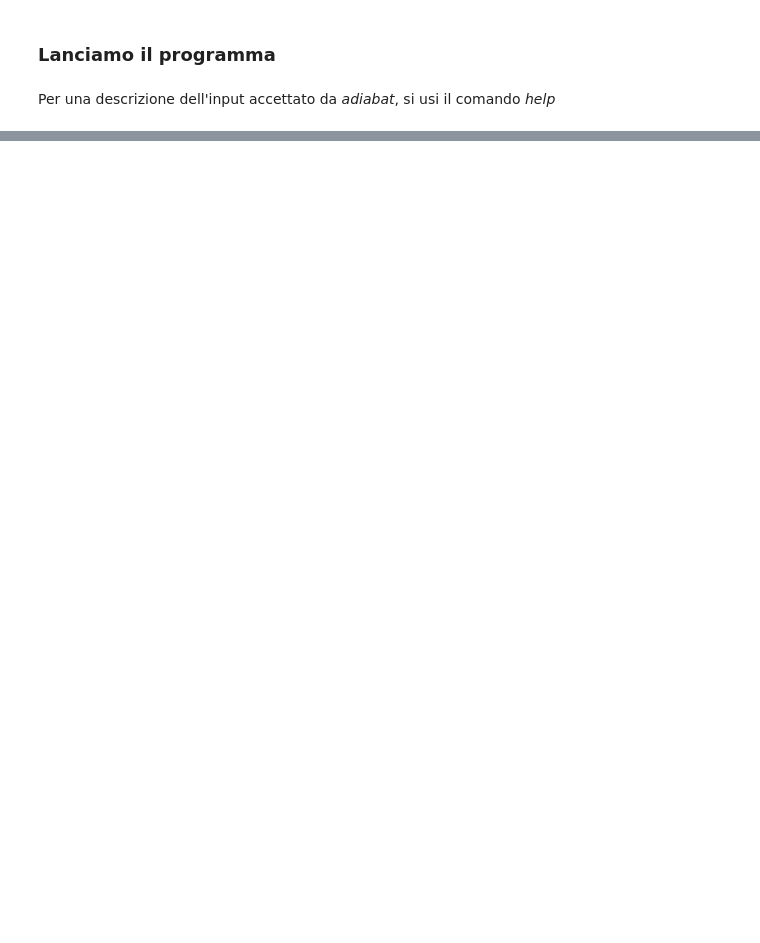
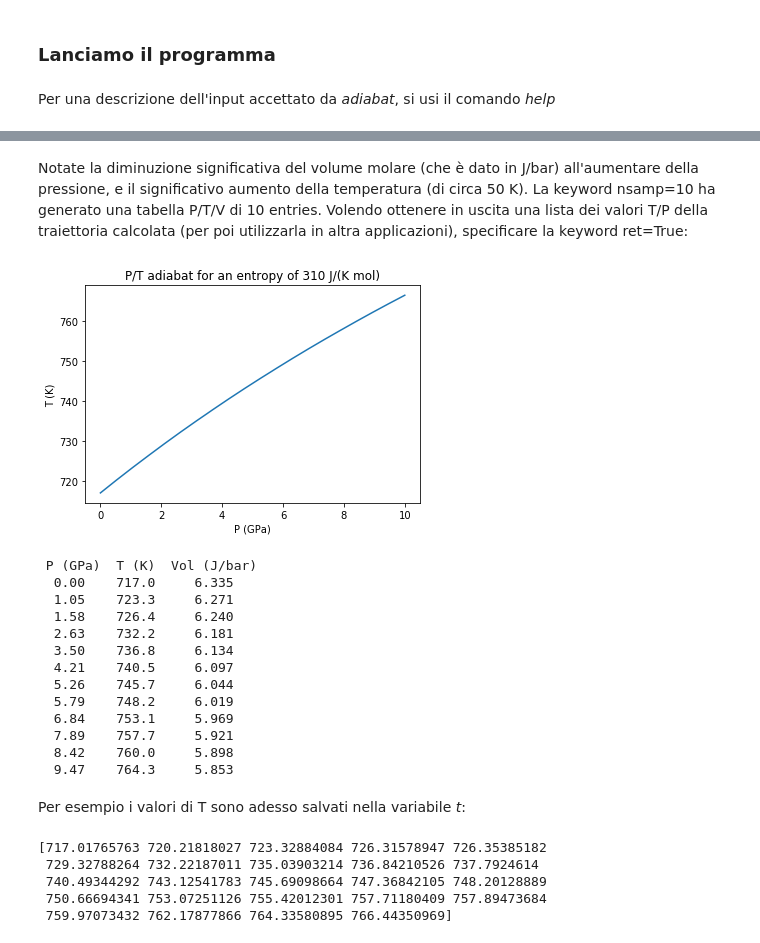
Before and after one commit to Mauro-Prencipe/geochimica, a Jupyter notebook: adiabat.ipynb, the cells around one changed output, grey strips where cells are left out. Drawn from its saved outputs; the diff is of its cells as text; code cells hidden in the pictures; blank space fills up the shorter version.

```diff
--- a/adiabat.ipynb
+++ b/adiabat.ipynb
@@ -171,0 +265,29 @@ adiabat(500,600,30,2,4,30,env=480,nsamp=10)
+# %% [markdown]
+Notate la diminuzione significativa del volume molare (che è dato in J/bar) all'aumentare della pressione, e il significativo aumento della temperatura (di circa 50 K). La keyword nsamp=10 ha generato una tabella P/T/V di 10 entries. Volendo ottenere in uscita una lista dei valori T/P della traiettoria calcolata (per poi utilizzarla in altra applicazioni), specificare la keyword ret=True:
+# %%
+t,p=adiabat(600,800,20,0,10,20,env=310,phase='ens',nsamp=10,ret=True)
+# %% [output]
+[figure, added]
+ P (GPa)  T (K)  Vol (J/bar)
+  0.00    717.0     6.335
+  1.05    723.3     6.271
+  1.58    726.4     6.240
+  2.63    732.2     6.181
+  3.50    736.8     6.134
+  4.21    740.5     6.097
+  5.26    745.7     6.044
+  5.79    748.2     6.019
+  6.84    753.1     5.969
+  7.89    757.7     5.921
+  8.42    760.0     5.898
+  9.47    764.3     5.853
+# %% [markdown]
+Per esempio i valori di T sono adesso salvati nella variabile *t*:
+# %%
+print(t)
+# %% [output]
+[717.01765763 720.21818027 723.32884084 726.31578947 726.35385182
+ 729.32788264 732.22187011 735.03903214 736.84210526 737.7924614
+ 740.49344292 743.12541783 745.69098664 747.36842105 748.20128889
+ 750.66694341 753.07251126 755.42012301 757.71180409 757.89473684
+ 759.97073432 762.17877866 764.33580895 766.44350969]
```
Also changed, not shown: parts of 40 cells of this notebook, 1 other file.
